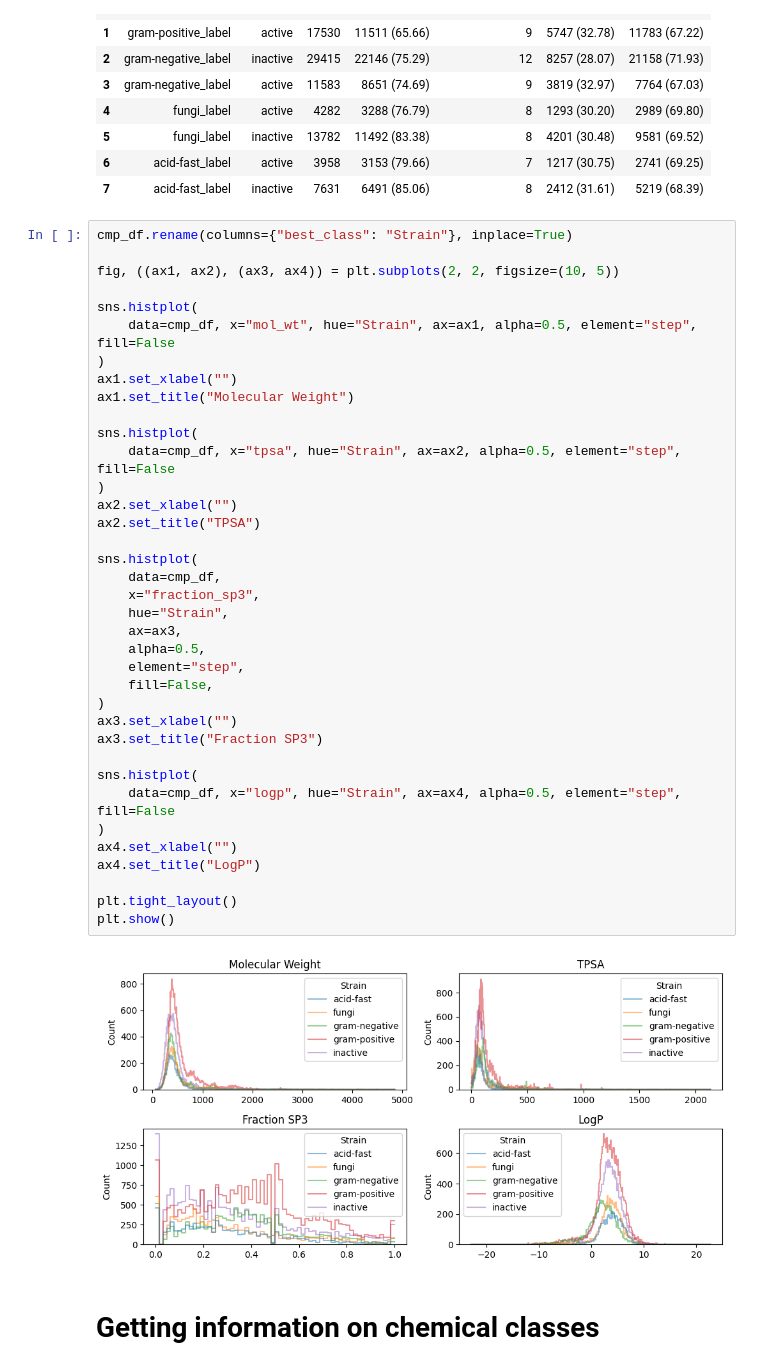
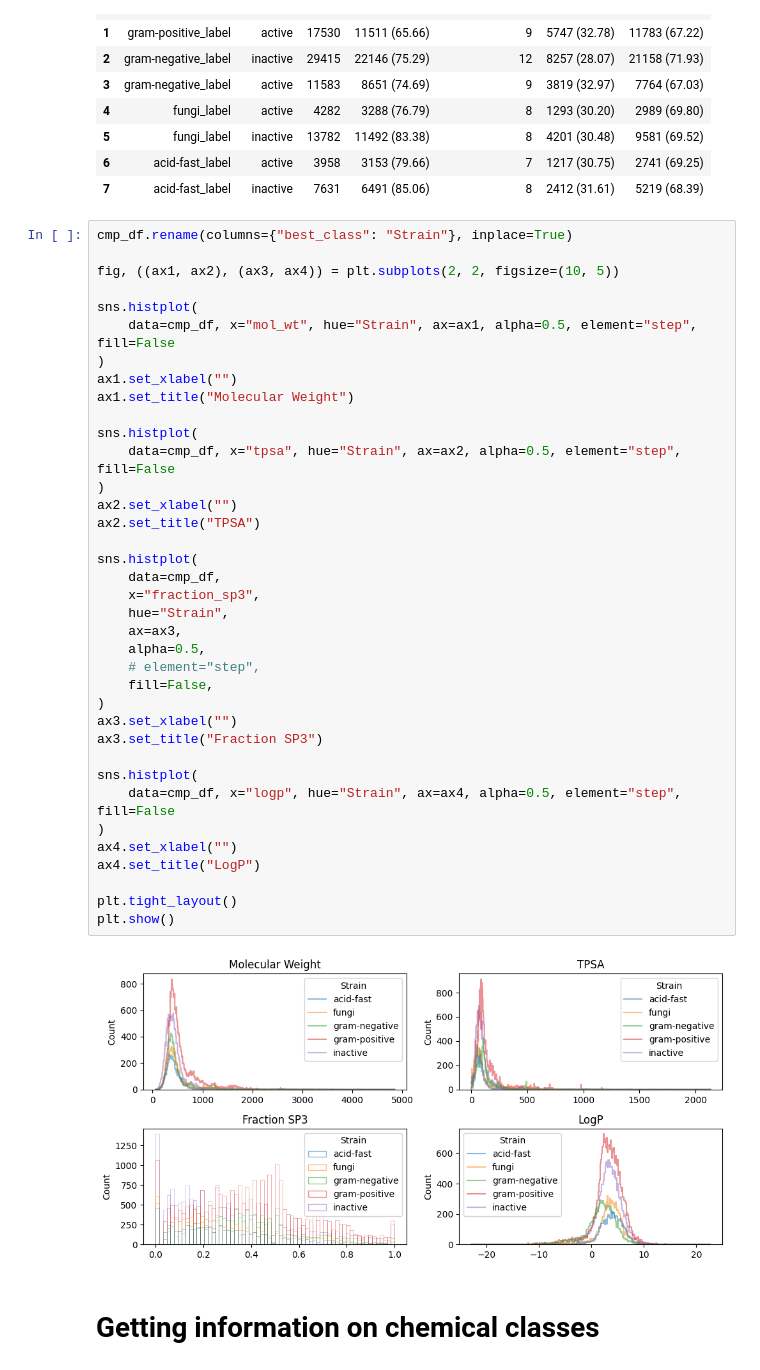
Before and after one commit to IMI-COMBINE/broad_spectrum_prediction, a Jupyter notebook: src/4_2_chem_class_analysis.ipynb, the cells around one changed output. Saved outputs shown, nothing was run; the diff lists cells and outputs as text.

```diff
--- a/src/4_2_chem_class_analysis.ipynb
+++ b/src/4_2_chem_class_analysis.ipynb
@@ -181,35 +178,35 @@ sns.histplot(
 )
 ax1.set_xlabel("")
 ax1.set_title("Molecular Weight")
 
 sns.histplot(
     data=cmp_df, x="tpsa", hue="Strain", ax=ax2, alpha=0.5, element="step", fill=False
 )
 ax2.set_xlabel("")
 ax2.set_title("TPSA")
 
 sns.histplot(
     data=cmp_df,
     x="fraction_sp3",
     hue="Strain",
     ax=ax3,
     alpha=0.5,
-    element="step",
+    # element="step",
     fill=False,
 )
 ax3.set_xlabel("")
 ax3.set_title("Fraction SP3")
 
 sns.histplot(
     data=cmp_df, x="logp", hue="Strain", ax=ax4, alpha=0.5, element="step", fill=False
 )
 ax4.set_xlabel("")
 ax4.set_title("LogP")
 
 plt.tight_layout()
 plt.show()
 # %% [output]
-[figure, old version]
+[figure, new version]
 # %% [markdown]
 # Getting information on chemical classes
 # %%
```
Also changed, not shown: parts of 20 cells of this notebook, 1 other file.
